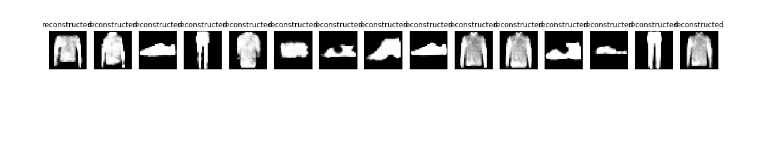
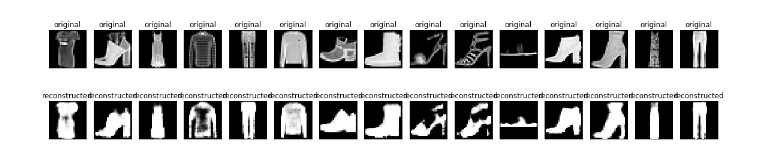
Before and after one commit to Chevron9/iannwtf, a Jupyter notebook: 7/homework7.ipynb, the cells around one changed output. Cells and saved outputs as stored; diff of their text form; code cells hidden in the pictures; blank space fills up the shorter version.

Commit message:
re-enabling batchnorm

```diff
--- a/7/homework7.ipynb
+++ b/7/homework7.ipynb
@@ -147,6 +129,7 @@ def plot_performance(total_epochs, train_loss, test_loss, accuracies, timing):
     plt.show()
 # %%
 class CNN_layer(Layer):
+    """This class allows us to easily define Convolutional layers, with or without batch normalization."""
 
     def __init__(self,filters,strides=1):
         super(CNN_layer, self).__init__()
@@ -158,17 +141,18 @@ class CNN_layer(Layer):
                                          padding = 'same',
                                          kernel_initializer = tf.keras.initializers.glorot_normal,
                                          bias_initializer = 'zeros',
-                                         kernel_regularizer = tf.keras.regularizers.L2(0.01))
-        #self.batch_norm_1 = tf.keras.layers.BatchNormalization()
+                                         kernel_regularizer = None) # tf.keras.regularizers.L2(0.01)
+        self.batch_norm_1 = tf.keras.layers.BatchNormalization()
         self.activ_1 = tf.keras.activations.relu
 
     def call(self,x,training):
         x = self.conv_1(x)
-        #x = self.batch_norm_1(x,training=training)
+        x = self.batch_norm_1(x,training=training)
         x = self.activ_1(x)
         return x
 # %%
 class Transpose_layer(Layer):
+    """Transpose layers upscale featuremaps they are given."""
 
     def __init__(self,filters,stride=2):
         super(Transpose_layer, self).__init__()
@@ -180,7 +164,7 @@ class Transpose_layer(Layer):
                                          padding = 'same',
                                          kernel_initializer = tf.keras.initializers.glorot_normal,
                                          bias_initializer = 'zeros',
-                                         kernel_regularizer = tf.keras.regularizers.L2(0.01))
+                                         kernel_regularizer = None)
         self.batch_norm_1 = tf.keras.layers.BatchNormalization()
         self.activ_1 = tf.keras.activations.relu
 
@@ -199,7 +183,7 @@ class Encoder(Model):
             CNN_layer(16,strides=2), # 14
             CNN_layer(8,strides=2), # 7
             tf.keras.layers.Flatten(),
-            tf.keras.layers.Dense(units=10, activation=tf.keras.activations.relu),
+            tf.keras.layers.Dense(units=20, activation=tf.keras.activations.relu),
         ]
 
     def call(self,x,training):
@@ -220,16 +204,8 @@ class Decoder(Model):
             tf.keras.layers.Dense(units=392, activation=tf.keras.activations.relu),
             tf.keras.layers.Reshape((7,7,8)),
 
-
             Transpose_layer(8), # 4
-
             Transpose_layer(16), # 8
-
-
-            #Transpose_layer(), # 16
-
-            #tf.keras.layers.MaxPooling2D((2, 2), padding='same'), # 1
-
         ]
 
         self.conv_1 = tf.keras.layers.Conv2D(filters = 1,
@@ -239,9 +215,8 @@ class Decoder(Model):
                                          padding = 'same',
                                          kernel_initializer = tf.keras.initializers.glorot_normal,
                                          bias_initializer = 'zeros',
-                                         kernel_regularizer = tf.keras.regularizers.L2(0.01))
+                                         kernel_regularizer = None)
 
-        #upscale the cnn
 
     def call(self,x,training):
         for i in self.hidden:
@@ -415,27 +390,29 @@ Epoch: __ 5
 ... (9 outputs left out)
 # %%
+images = model(data,training=False).numpy()
+
 x_test = list(map(lambda x: x[0], test_ds))
-# x_test = x_test.numpy()
+x_test = tfds.as_numpy(test_ds)
 n = 15
 plt.figure(figsize=(20, 4))
 for i in range(n):
-  # display original
-  #ax = plt.subplot(2, n, i + 1)
-  #plt.imshow(x_test[i])
-  #plt.title("original")
-  #plt.gray()
-  #ax.get_xaxis().set_visible(False)
-  #ax.get_yaxis().set_visible(False)
+  #display original
+  ax = plt.subplot(2, n, i + 1)
+  plt.imshow(np.squeeze(data[i]))
+  plt.title("original")
+  plt.gray()
+  ax.get_xaxis().set_visible(False)
+  ax.get_yaxis().set_visible(False)
 
   # display reconstruction
-  #ax = plt.subplot(2, n, i + 1 + n)
-  ax = plt.subplot(2, n, i + 1)
+  ax = plt.subplot(2, n, i + 1 + n)
+  #ax = plt.subplot(2, n, i + 1)
   # print(images[i].shape)
   plt.imshow(np.squeeze(images[i]))
   plt.title("reconstructed")
   plt.gray()
   ax.get_xaxis().set_visible(False)
   ax.get_yaxis().set_visible(False)
 plt.show()
 # %% [output]
-[figure, old version]
+[figure, new version]
```
Also changed, not shown: parts of 3 cells of this notebook.
